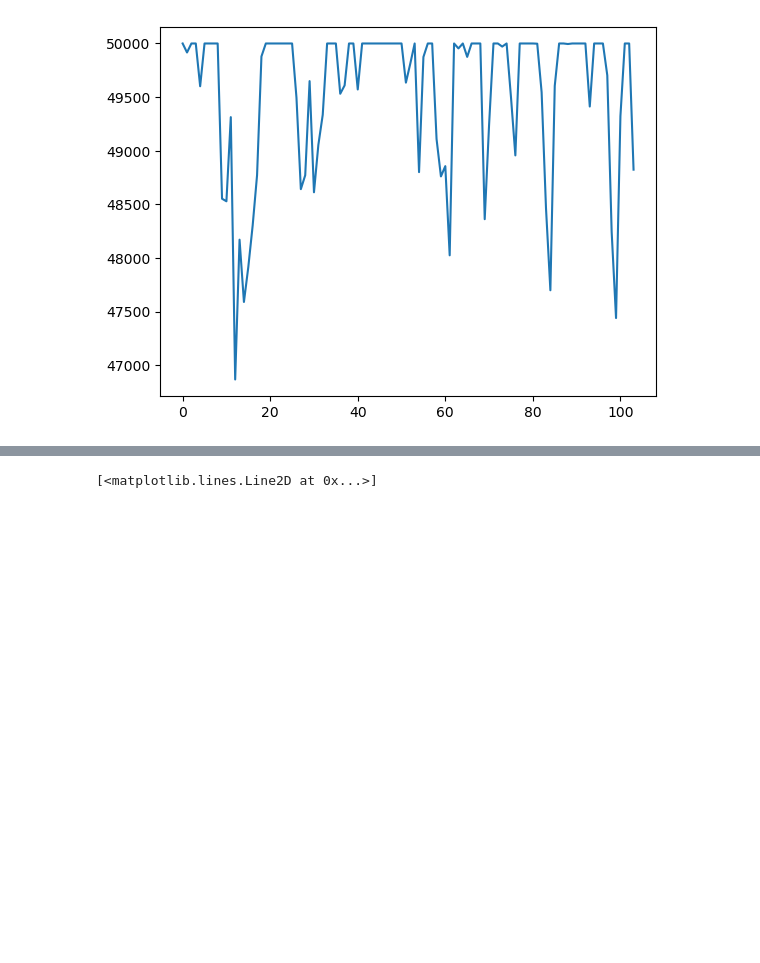
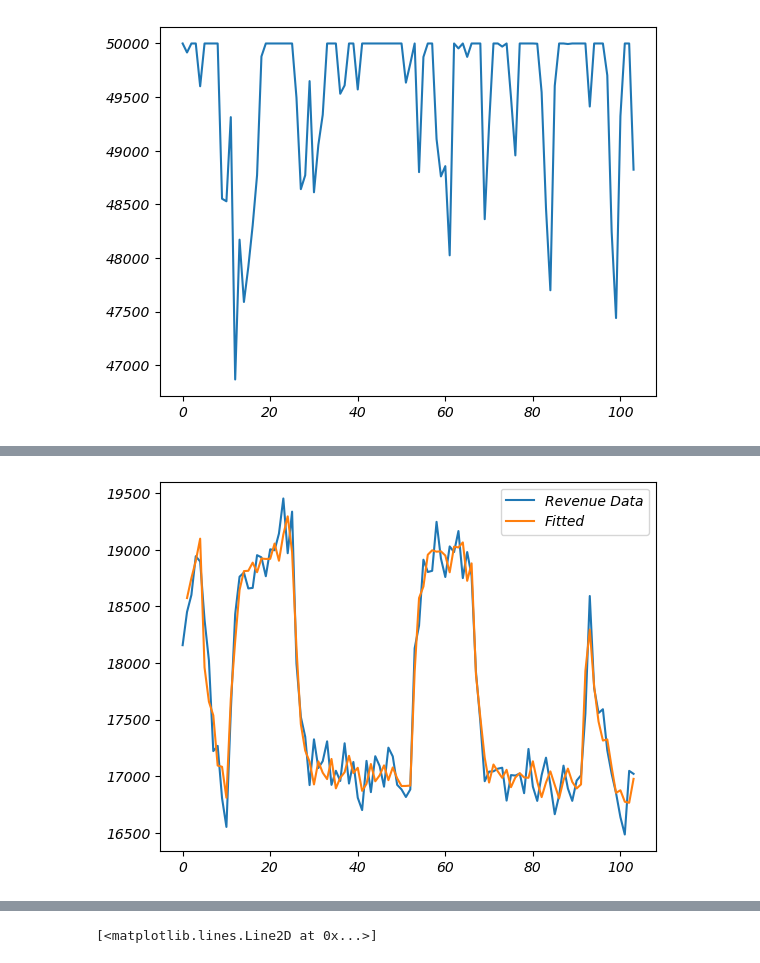
Before and after one commit to fmarthoz/ardl, a Jupyter notebook: generating_datasets_example.ipynb, the cells around one changed output, grey strips where cells are left out. Cells and saved outputs as stored; diff of their text form; code cells hidden in the pictures; blank space fills up the shorter version.

```diff
--- a/generating_datasets_example.ipynb
+++ b/generating_datasets_example.ipynb
@@ -31,0 +60,12 @@ plt.plot(sales)
+# %%
+shifted_sales=np.roll(np.log1p(sales),1)
+shifted_sales[0]=np.nan
+X = np.column_stack(np.log1p([x, y, z]))
+X=np.column_stack([X,shifted_sales])
+X = sm.add_constant(X)  # predictors
+y = np.log1p(sales)                 # target
+
+X = sm.add_constant(X)       # intercept
+res = sm.OLS(y, X,missing="drop").fit()
+
+print(res.summary())
@@ -31,0 +90,7 @@ plt.plot(sales)
+# %%
+plt.plot(sales)
+plt.plot(np.exp(res.predict(X)))
+plt.legend(["Revenue Data","Fitted"])
+plt.show()
+# %% [output]
+[figure, added]
```
Also changed, not shown: parts of 14 cells of this notebook, 1 other file.
